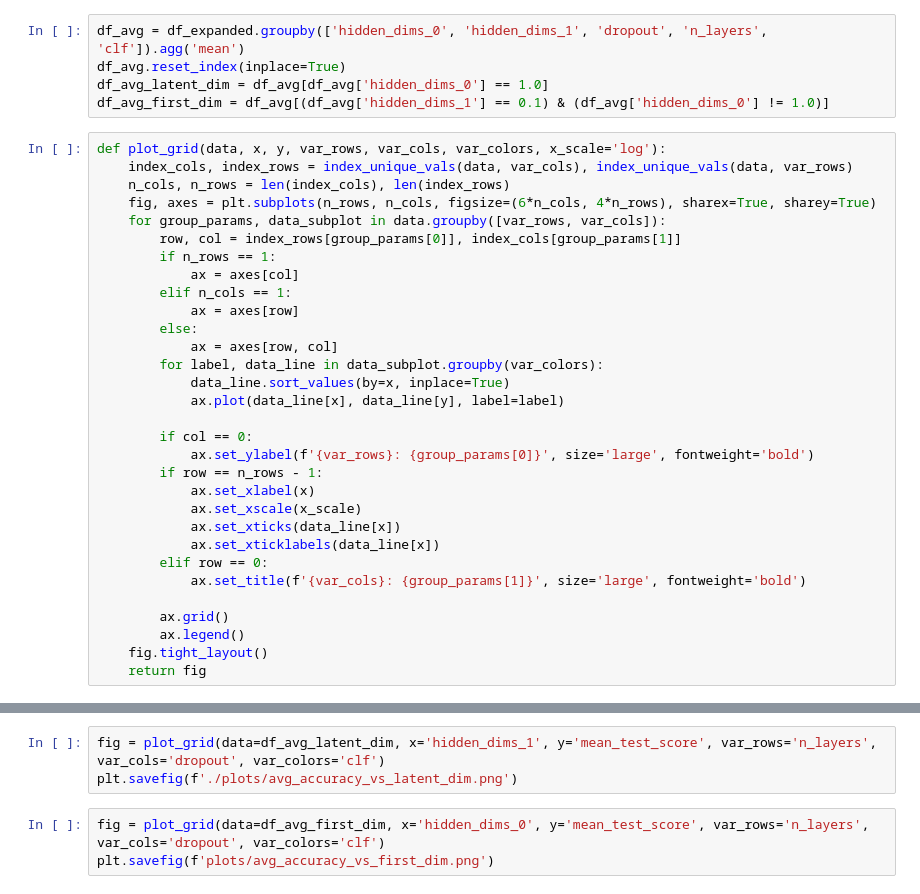
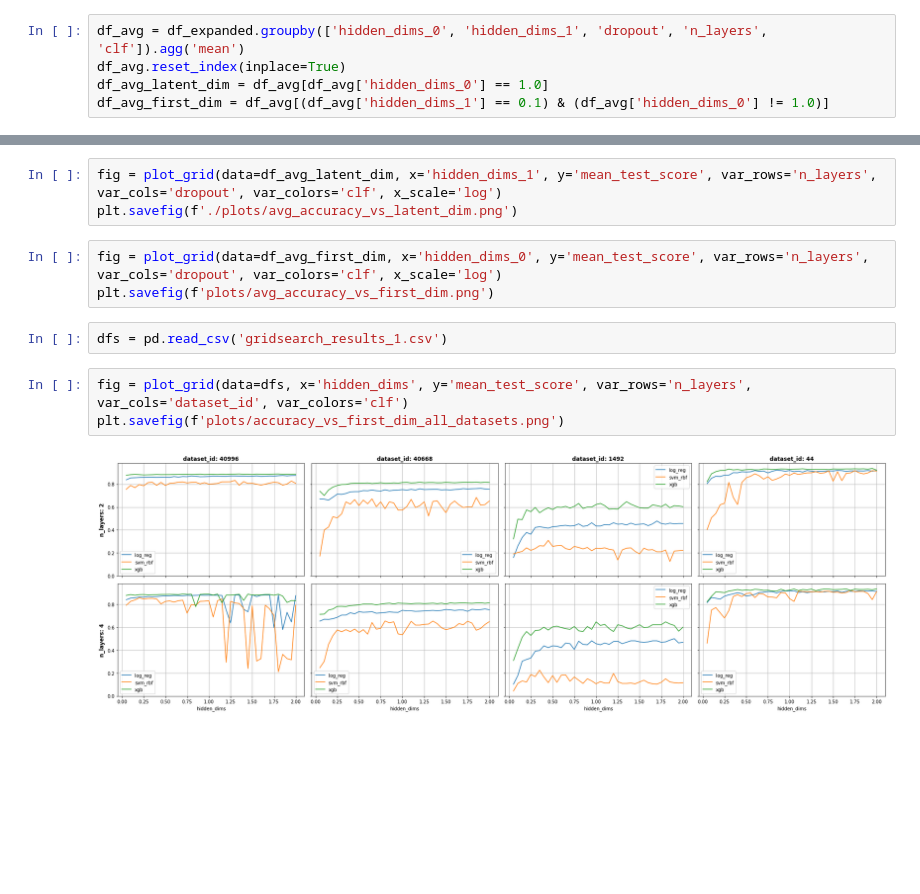
Before and after one commit to kulbachcedric/AutoEncodedML, a Jupyter notebook: experiments/result_plotting.ipynb, the cells around one changed output, grey strips where cells are left out. Cells and saved outputs as stored; diff of their text form; blank space fills up the shorter version.

```diff
--- a/experiments/result_plotting.ipynb
+++ b/experiments/result_plotting.ipynb
@@ -26,36 +58,5 @@ df_avg = df_expanded.groupby(['hidden_dims_0', 'hidden_dims_1', 'dropout', 'n_la
 df_avg.reset_index(inplace=True)
 df_avg_latent_dim = df_avg[df_avg['hidden_dims_0'] == 1.0]
 df_avg_first_dim = df_avg[(df_avg['hidden_dims_1'] == 0.1) & (df_avg['hidden_dims_0'] != 1.0)]
-# %%
-def plot_grid(data, x, y, var_rows, var_cols, var_colors, x_scale='log'):
-    index_cols, index_rows = index_unique_vals(data, var_cols), index_unique_vals(data, var_rows)
-    n_cols, n_rows = len(index_cols), len(index_rows)
-    fig, axes = plt.subplots(n_rows, n_cols, figsize=(6*n_cols, 4*n_rows), sharex=True, sharey=True)
-    for group_params, data_subplot in data.groupby([var_rows, var_cols]):
-        row, col = index_rows[group_params[0]], index_cols[group_params[1]]
-        if n_rows == 1:
-            ax = axes[col]
-        elif n_cols == 1:
-            ax = axes[row]
-        else:
-            ax = axes[row, col]
-        for label, data_line in data_subplot.groupby(var_colors):
-            data_line.sort_values(by=x, inplace=True)
-            ax.plot(data_line[x], data_line[y], label=label)
-
-        if col == 0:
-            ax.set_ylabel(f'{var_rows}: {group_params[0]}', size='large', fontweight='bold')
-        if row == n_rows - 1:
-            ax.set_xlabel(x)
-            ax.set_xscale(x_scale)
-            ax.set_xticks(data_line[x])
-            ax.set_xticklabels(data_line[x])
-        elif row == 0:
-            ax.set_title(f'{var_cols}: {group_params[1]}', size='large', fontweight='bold')
-
-        ax.grid()
-        ax.legend()
-    fig.tight_layout()
-    return fig
 # %%
 for dataset_id, data in df_latent_dim.groupby('dataset_id'):
@@ -76,8 +77,15 @@ for dataset_id, data in df_first_dim.groupby('dataset_id'):
 [figure]
 [figure]
 # %%
-fig = plot_grid(data=df_avg_latent_dim, x='hidden_dims_1', y='mean_test_score', var_rows='n_layers', var_cols='dropout', var_colors='clf')
+fig = plot_grid(data=df_avg_latent_dim, x='hidden_dims_1', y='mean_test_score', var_rows='n_layers', var_cols='dropout', var_colors='clf', x_scale='log')
 plt.savefig(f'./plots/avg_accuracy_vs_latent_dim.png')
 # %%
-fig = plot_grid(data=df_avg_first_dim, x='hidden_dims_0', y='mean_test_score', var_rows='n_layers', var_cols='dropout', var_colors='clf')
+fig = plot_grid(data=df_avg_first_dim, x='hidden_dims_0', y='mean_test_score', var_rows='n_layers', var_cols='dropout', var_colors='clf', x_scale='log')
 plt.savefig(f'plots/avg_accuracy_vs_first_dim.png')
+# %%
+dfs = pd.read_csv('gridsearch_results_1.csv')
+# %%
+fig = plot_grid(data=dfs, x='hidden_dims', y='mean_test_score', var_rows='n_layers', var_cols='dataset_id', var_colors='clf')
+plt.savefig(f'plots/accuracy_vs_first_dim_all_datasets.png')
+# %% [output]
+[figure, added]
```
Also changed, not shown: parts of 3 cells of this notebook, 8 other files.
